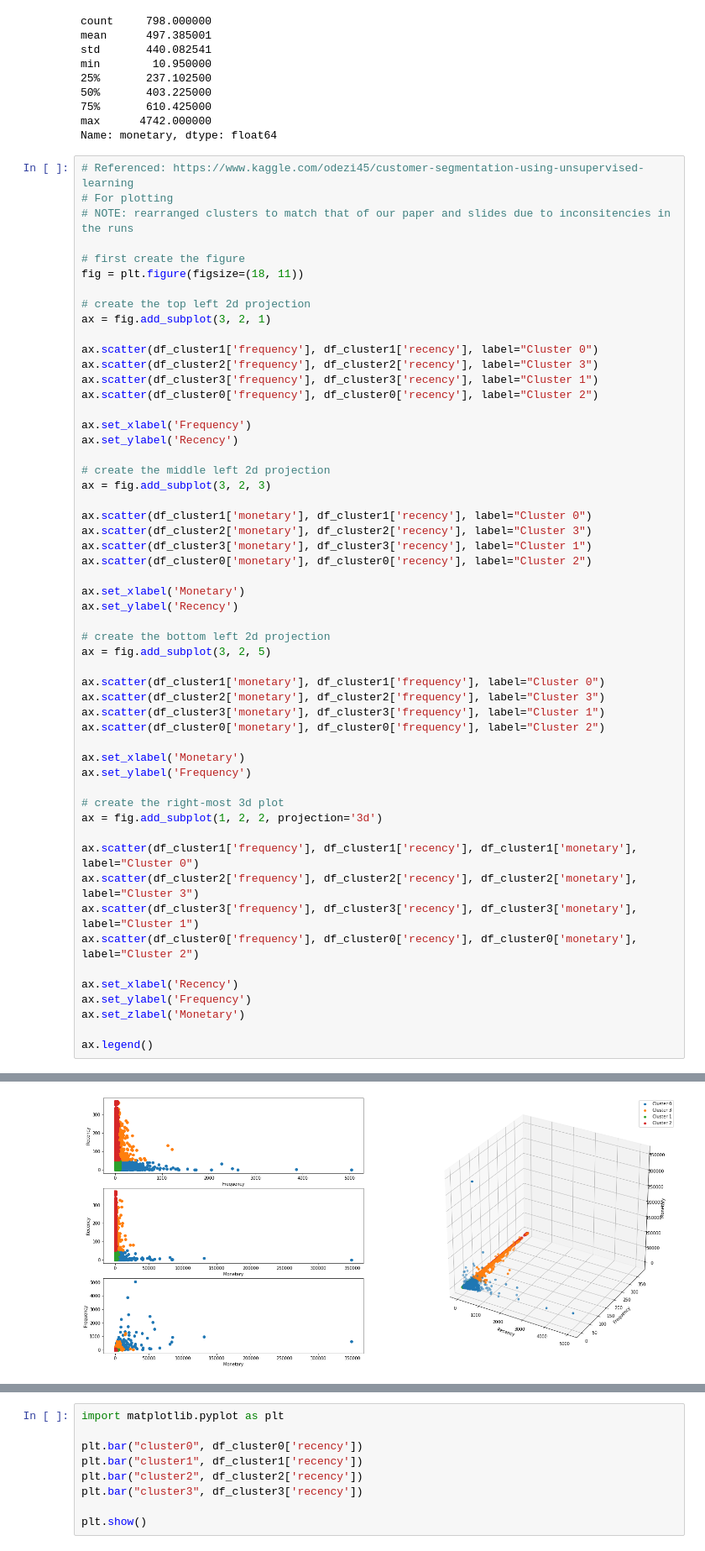
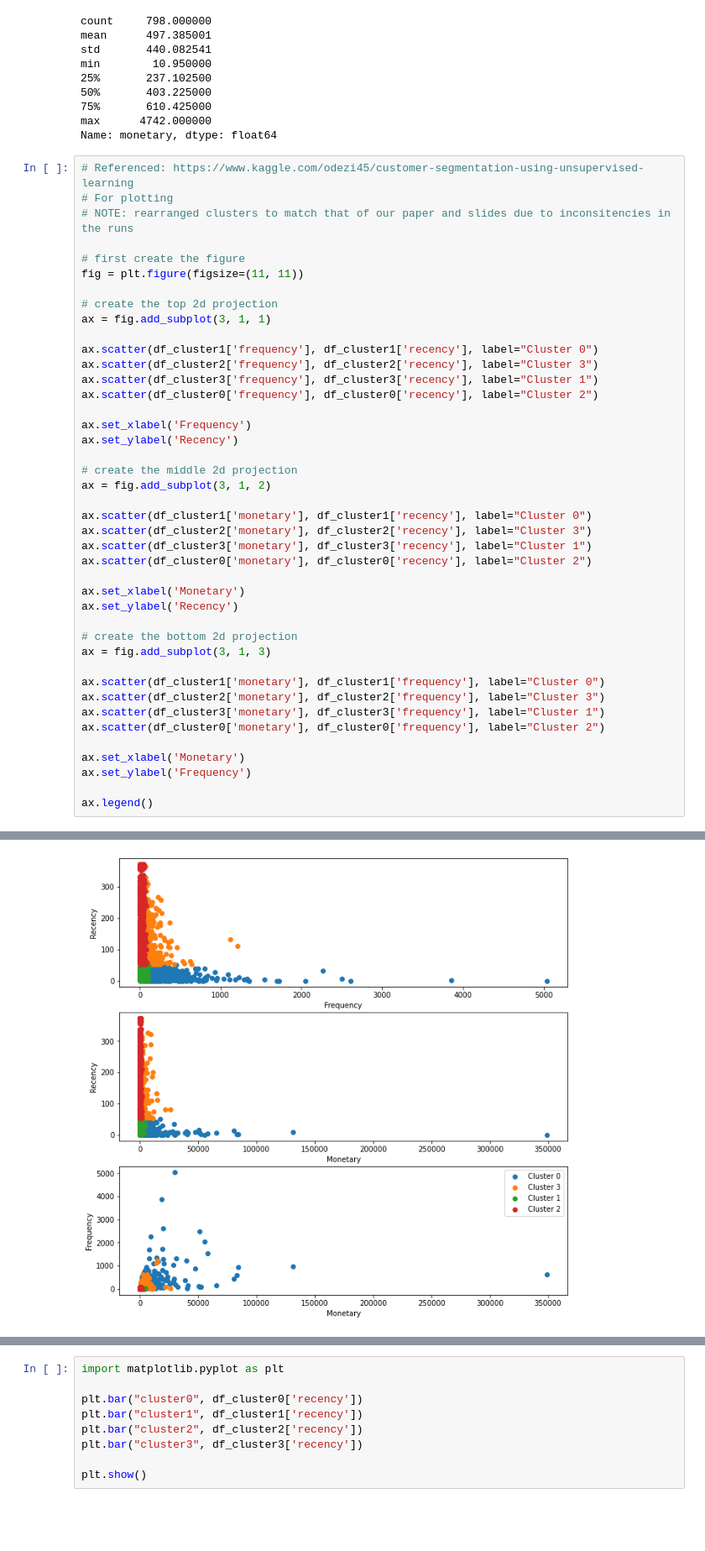
Before and after one commit to JJLZ21/ECS171-final-project, a Jupyter notebook: ml_file.ipynb, the cells around one changed output, grey strips where cells are left out. Shown at 84% size. Drawn from its saved outputs; the diff is of its cells as text; blank space fills up the shorter version.

Commit message:
separate the plots

```diff
--- a/ml_file.ipynb
+++ b/ml_file.ipynb
@@ -1539,54 +1537,42 @@ Name: monetary, dtype: float64
 # NOTE: rearranged clusters to match that of our paper and slides due to inconsitencies in the runs
 
 # first create the figure
-fig = plt.figure(figsize=(18, 11))
+fig = plt.figure(figsize=(11, 11))
 
-# create the top left 2d projection
-ax = fig.add_subplot(3, 2, 1)
+# create the top 2d projection
+ax = fig.add_subplot(3, 1, 1)
 
 ax.scatter(df_cluster1['frequency'], df_cluster1['recency'], label="Cluster 0")
 ax.scatter(df_cluster2['frequency'], df_cluster2['recency'], label="Cluster 3")
 ax.scatter(df_cluster3['frequency'], df_cluster3['recency'], label="Cluster 1")
 ax.scatter(df_cluster0['frequency'], df_cluster0['recency'], label="Cluster 2")
 
 ax.set_xlabel('Frequency')
 ax.set_ylabel('Recency')
 
-# create the middle left 2d projection
-ax = fig.add_subplot(3, 2, 3)
+# create the middle 2d projection
+ax = fig.add_subplot(3, 1, 2)
 
 ax.scatter(df_cluster1['monetary'], df_cluster1['recency'], label="Cluster 0")
 ax.scatter(df_cluster2['monetary'], df_cluster2['recency'], label="Cluster 3")
 ax.scatter(df_cluster3['monetary'], df_cluster3['recency'], label="Cluster 1")
 ax.scatter(df_cluster0['monetary'], df_cluster0['recency'], label="Cluster 2")
 
 ax.set_xlabel('Monetary')
 ax.set_ylabel('Recency')
 
-# create the bottom left 2d projection
-ax = fig.add_subplot(3, 2, 5)
+# create the bottom 2d projection
+ax = fig.add_subplot(3, 1, 3)
 
 ax.scatter(df_cluster1['monetary'], df_cluster1['frequency'], label="Cluster 0")
 ax.scatter(df_cluster2['monetary'], df_cluster2['frequency'], label="Cluster 3")
 ax.scatter(df_cluster3['monetary'], df_cluster3['frequency'], label="Cluster 1")
 ax.scatter(df_cluster0['monetary'], df_cluster0['frequency'], label="Cluster 2")
 
 ax.set_xlabel('Monetary')
 ax.set_ylabel('Frequency')
 
-# create the right-most 3d plot
-ax = fig.add_subplot(1, 2, 2, projection='3d')
-
-ax.scatter(df_cluster1['frequency'], df_cluster1['recency'], df_cluster1['monetary'], label="Cluster 0")
-ax.scatter(df_cluster2['frequency'], df_cluster2['recency'], df_cluster2['monetary'], label="Cluster 3")
-ax.scatter(df_cluster3['frequency'], df_cluster3['recency'], df_cluster3['monetary'], label="Cluster 1")
-ax.scatter(df_cluster0['frequency'], df_cluster0['recency'], df_cluster0['monetary'], label="Cluster 2")
-
-ax.set_xlabel('Recency')
-ax.set_ylabel('Frequency')
-ax.set_zlabel('Monetary')
-
 ax.legend()
 # %% [output]
 <matplotlib.legend.Legend at 0x...>
-[figure, old version]
+[figure, new version]
```
Also changed, not shown: parts of 2 cells of this notebook.
